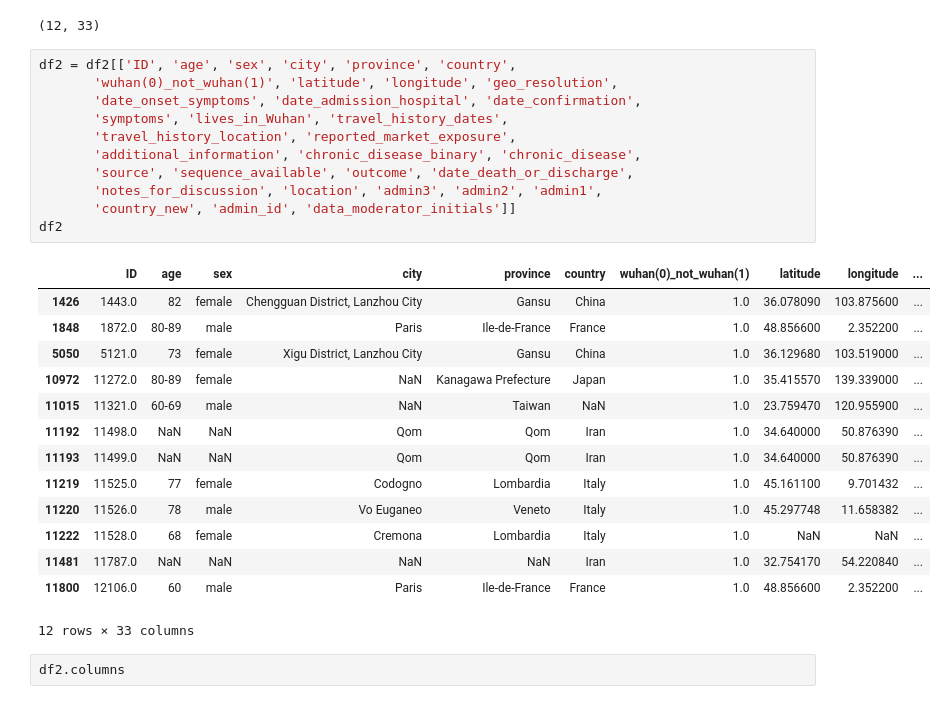
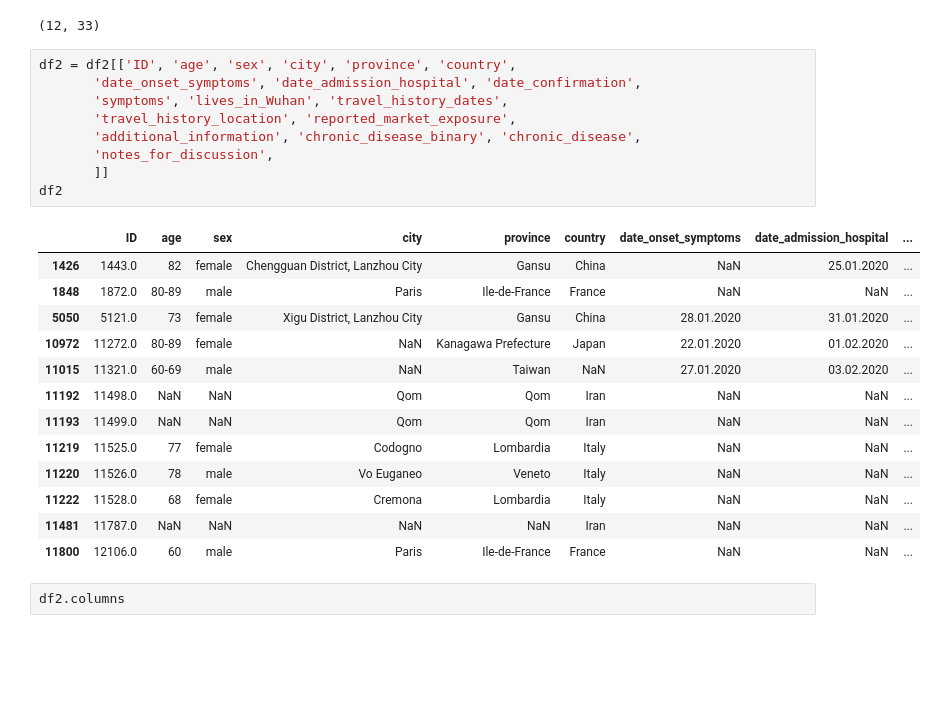
Before and after one commit to ianforrest11/covid_exploration, a Jupyter notebook: initial_exploration.ipynb, the cells around one changed output. Cells and saved outputs as stored; diff of their text form; blank space fills up the shorter version.

```diff
--- a/initial_exploration.ipynb
+++ b/initial_exploration.ipynb
@@ -74,30 +74,27 @@ df2.shape
 (12, 33)
 # %%
 df2 = df2[['ID', 'age', 'sex', 'city', 'province', 'country',
-       'wuhan(0)_not_wuhan(1)', 'latitude', 'longitude', 'geo_resolution',
        'date_onset_symptoms', 'date_admission_hospital', 'date_confirmation',
        'symptoms', 'lives_in_Wuhan', 'travel_history_dates',
        'travel_history_location', 'reported_market_exposure',
        'additional_information', 'chronic_disease_binary', 'chronic_disease',
-       'source', 'sequence_available', 'outcome', 'date_death_or_discharge',
-       'notes_for_discussion', 'location', 'admin3', 'admin2', 'admin1',
-       'country_new', 'admin_id', 'data_moderator_initials']]
+       'notes_for_discussion',
+       ]]
 df2
 # %% [output]
-|  | ID | age | sex | city | province | country | wuhan(0)_not_wuhan(1) | latitude | longitude | ... |
-| 1426 | 1443.0 | 82 | female | Chengguan District, Lanzhou City | Gansu | China | 1.0 | 36.078090 | 103.875600 | ... |
-| 1848 | 1872.0 | 80-89 | male | Paris | Ile-de-France | France | 1.0 | 48.856600 | 2.352200 | ... |
-| 5050 | 5121.0 | 73 | female | Xigu District, Lanzhou City | Gansu | China | 1.0 | 36.129680 | 103.519000 | ... |
-| 10972 | 11272.0 | 80-89 | female | NaN | Kanagawa Prefecture | Japan | 1.0 | 35.415570 | 139.339000 | ... |
-| 11015 | 11321.0 | 60-69 | male | NaN | Taiwan | NaN | 1.0 | 23.759470 | 120.955900 | ... |
-| 11192 | 11498.0 | NaN | NaN | Qom | Qom | Iran | 1.0 | 34.640000 | 50.876390 | ... |
-| 11193 | 11499.0 | NaN | NaN | Qom | Qom | Iran | 1.0 | 34.640000 | 50.876390 | ... |
-| 11219 | 11525.0 | 77 | female | Codogno | Lombardia | Italy | 1.0 | 45.161100 | 9.701432 | ... |
-| 11220 | 11526.0 | 78 | male | Vo Euganeo | Veneto | Italy | 1.0 | 45.297748 | 11.658382 | ... |
-| 11222 | 11528.0 | 68 | female | Cremona | Lombardia | Italy | 1.0 | NaN | NaN | ... |
-| 11481 | 11787.0 | NaN | NaN | NaN | NaN | Iran | 1.0 | 32.754170 | 54.220840 | ... |
-| 11800 | 12106.0 | 60 | male | Paris | Ile-de-France | France | 1.0 | 48.856600 | 2.352200 | ... |
+|  | ID | age | sex | city | province | country | date_onset_symptoms | date_admission_hospital | ... |
+| 1426 | 1443.0 | 82 | female | Chengguan District, Lanzhou City | Gansu | China | NaN | 25.01.2020 | ... |
+| 1848 | 1872.0 | 80-89 | male | Paris | Ile-de-France | France | NaN | NaN | ... |
+| 5050 | 5121.0 | 73 | female | Xigu District, Lanzhou City | Gansu | China | 28.01.2020 | 31.01.2020 | ... |
+| 10972 | 11272.0 | 80-89 | female | NaN | Kanagawa Prefecture | Japan | 22.01.2020 | 01.02.2020 | ... |
+| 11015 | 11321.0 | 60-69 | male | NaN | Taiwan | NaN | 27.01.2020 | 03.02.2020 | ... |
+| 11192 | 11498.0 | NaN | NaN | Qom | Qom | Iran | NaN | NaN | ... |
+| 11193 | 11499.0 | NaN | NaN | Qom | Qom | Iran | NaN | NaN | ... |
+| 11219 | 11525.0 | 77 | female | Codogno | Lombardia | Italy | NaN | NaN | ... |
+| 11220 | 11526.0 | 78 | male | Vo Euganeo | Veneto | Italy | NaN | NaN | ... |
+| 11222 | 11528.0 | 68 | female | Cremona | Lombardia | Italy | NaN | NaN | ... |
+| 11481 | 11787.0 | NaN | NaN | NaN | NaN | Iran | NaN | NaN | ... |
+| 11800 | 12106.0 | 60 | male | Paris | Ile-de-France | France | NaN | NaN | ... |
-12 rows × 33 columns
 # %%
 df2.columns
 # %% [output]
```
Also changed, not shown: parts of 3 cells of this notebook.
